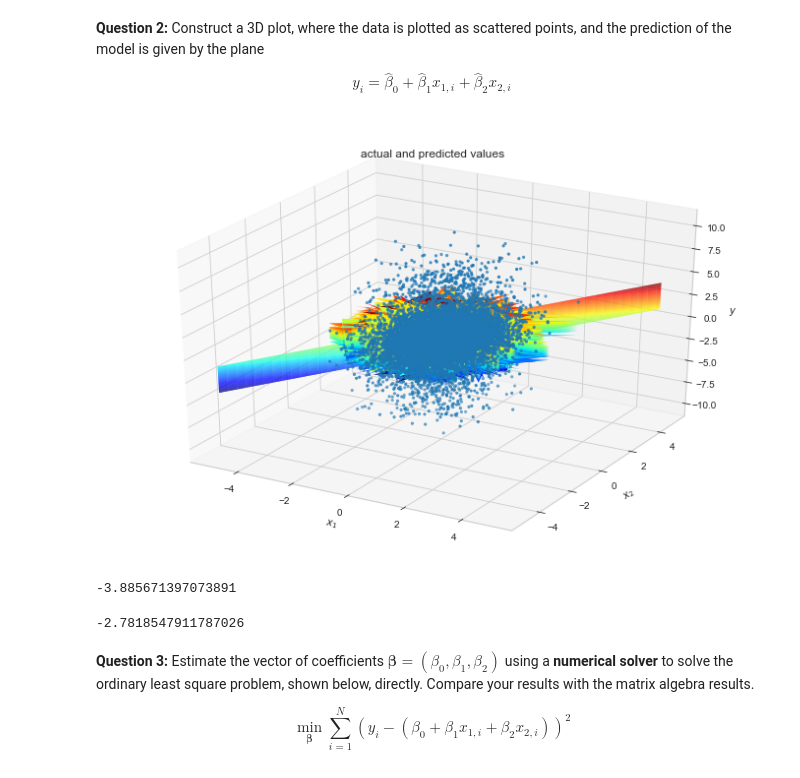
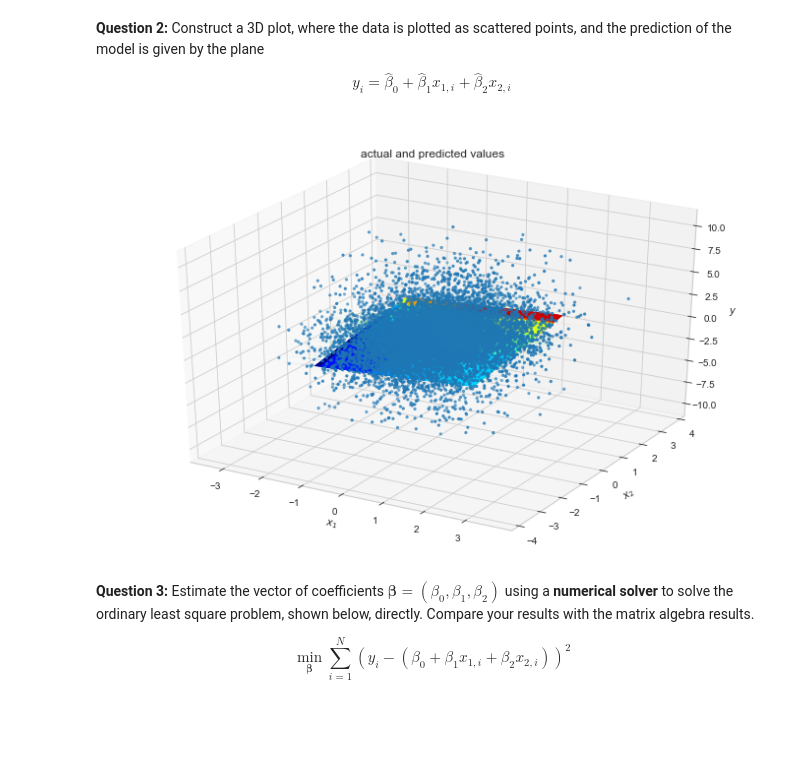
Before and after one commit to NumEconCopenhagen/projects-2020-kongeraekken-1, a Jupyter notebook: examproject/exam_2020.ipynb, the cells around one changed output. Drawn from its saved outputs; the diff is of its cells as text; code cells hidden in the pictures; blank space fills up the shorter version.

```diff
--- a/examproject/exam_2020.ipynb
+++ b/examproject/exam_2020.ipynb
@@ -84,40 +80,22 @@ x2_sort = np.sort(x2)
 # %%
-#predict y_hat
-mesh1,mesh2 = np.meshgrid(x1_sort,x2_sort,indexing='ij')
+# predict y_hat
+mesh1,mesh2 = np.meshgrid(x1,x2,indexing='ij')
 y_plane = beta_hat[0]+beta_hat[1]*mesh1+beta_hat[2]*mesh2
 
-# alternative plane
-x1_alt = np.linspace(-5,5,100)
-x2_alt = np.linspace(-5,5,100)
-mesh1_alt,mesh2_alt = np.meshgrid(x1_alt,x2_alt,indexing='ij')
-y_plane_alt = beta_hat[0]+beta_hat[1]*mesh1_alt+beta_hat[2]*mesh2_alt
-
-# plot the prediction vs. the data points
+# plot the predicted plane and the data points
 plt.style.use('seaborn-whitegrid')
 
 fig_reg = plt.figure(figsize=(12,8))
 ax = fig_reg.add_subplot(1,1,1,projection='3d')
 ax.scatter(x1,x2,y,s=5)
-ax.plot_surface(x1,x2,y_plane,cmap=cm.jet)
-ax.plot_surface(x1_alt,x2_alt,y_plane_alt,cmap=cm.jet)
+ax.plot_surface(mesh1,mesh2,y_plane,cmap=cm.jet)
 
 ax.set_title('actual and predicted values')
 ax.set_xlabel('$x_1$')
 ax.set_ylabel('$x_2$')
 ax.set_zlabel('$y$');
 # %% [output]
-[figure, old version]
+[figure, new version]
-# %%
-#check planes
-y_plane_alt[0,0]
-# %% [output]
--3.885671397073891
-# %%
-#check planes
-y_plane[0,0]
-#0.1+0.3*5+0.5*5
-# %% [output]
--2.7818547911787026
 # %% [markdown]
 **Question 3:** Estimate the vector of coefficients $\mathbf{\beta} = (\beta_0,\beta_1,\beta_2)$ using a **numerical solver** to solve the ordinary least square problem, shown below, directly. Compare your results with the matrix algebra results.
 
```
Also changed, not shown: parts of 13 cells of this notebook.
